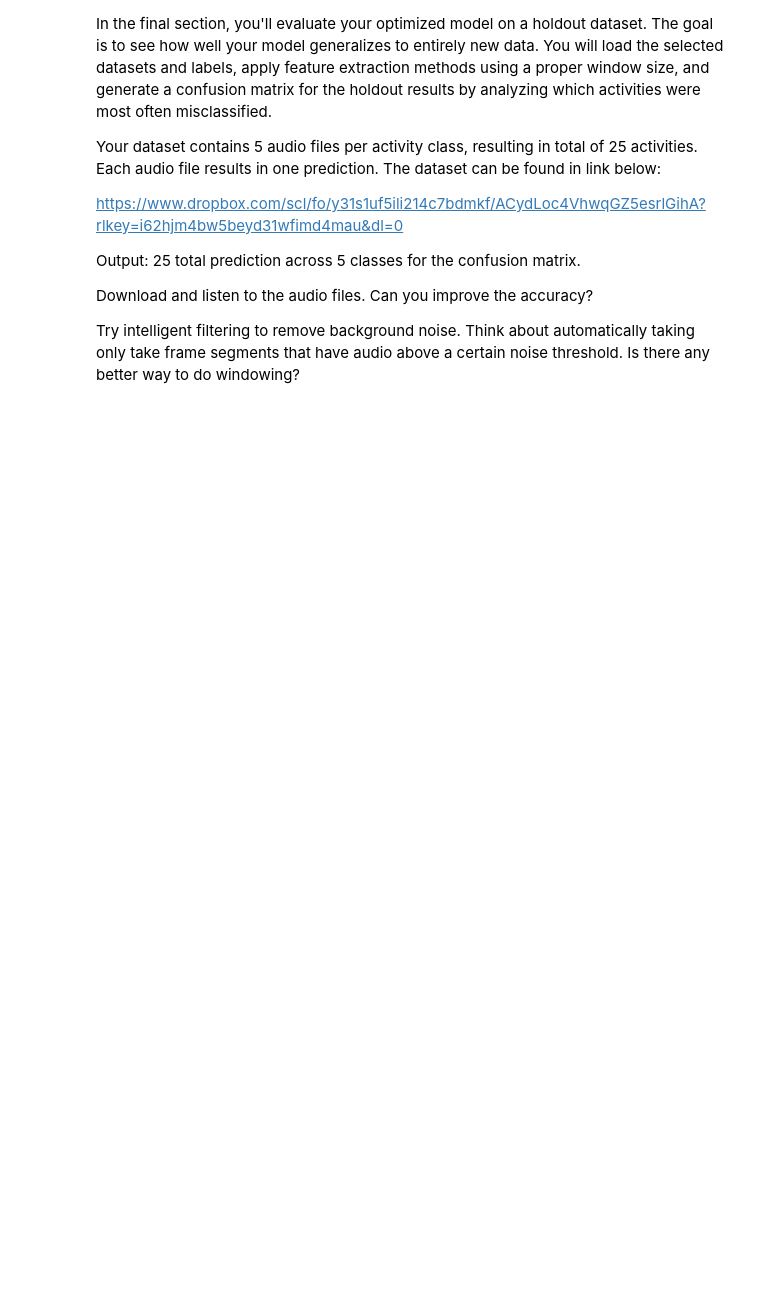
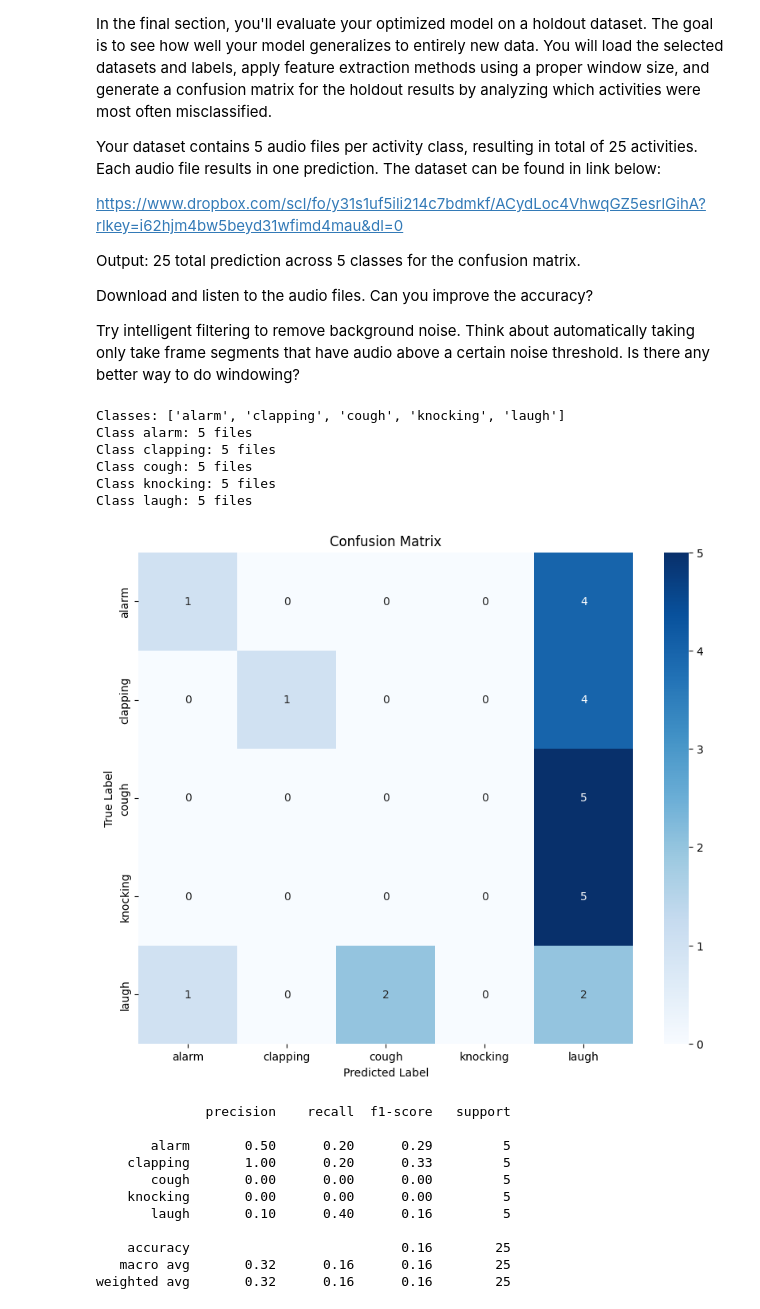
Before and after one commit to Sharwin24/Machine-Learning-and-Sensing, a Jupyter notebook: A1/Assignment1.ipynb, the cells around one changed output. Drawn from its saved outputs; the diff is of its cells as text; code cells hidden in the pictures; blank space fills up the shorter version.

```diff
--- a/A1/Assignment1.ipynb
+++ b/A1/Assignment1.ipynb
@@ -794,26 +909,76 @@ Download and listen to the audio files. Can you improve the accuracy?
 
 Try intelligent filtering to remove background noise. Think about automatically taking only take frame segments that have audio above a certain noise threshold. Is there any better way to do windowing?
 # %%
-from google.colab import drive
-drive.mount('/content/drive')
-
-# Path to your dataset
-dataset_path = '/content/drive/MyDrive/YOUR_FOLDER_NAME'  # TODO: Replace with your folder path
 
 # Example for organizing the download files:
 # dataset_path/
 # ├── class1(laugh)/
 # │   ├── file1.wav
 # │   ├── file2.wav
 # │   └── ...
 # ├── class2()/
 # └── ...
 # Each class folder should contain 5 audio files
 
 # TODO: load dataset, perform feature extraction
 # Steps:
 #   1. For each class folder, load the datasets and labels.
 #   2. Extract features from the 5 audio files.
 #   3. Run predictions using your trained model. Each file should produce only 1 predication.
 #   4. Store true labels and predicted labels, resulting in 25 total predictions
 #   5. Plot a confusion matrix using these labels.
+
+# Read holdout data
+classes = sorted(d for d in os.listdir(f"{dataset_id}") if os.path.isdir(os.path.join(f"{dataset_id}", d)))
+print(f"Classes: {classes}")
+
+scaler = StandardScaler().fit(X_train)
+
+true_labels = []
+predicted_labels = []
+
+for c in classes:
+    files = [f for f in os.listdir(f"{dataset_id}/{c}") if f.endswith('.wav')]
+    print(f"Class {c}: {len(files)} files")
+    for file in files:
+        # Load the audio file
+        audio_path = os.path.join(f"{dataset_id}", c, file)
+        y, sr = librosa.load(audio_path, sr=SAMPLE_RATE)
+        # Extract features
+        features = extract_features(audio_path, feature_type='all', window_size='full')
+        feature_vector = np.concatenate([features['fft'], features['mfcc'], features['rms']])
+        feature_vector = scaler.transform(feature_vector.reshape(1, -1))
+        # Make prediction using trained model
+        prediction = trained_model.predict(feature_vector)
+        true_labels.append(classes.index(c))
+        predicted_labels.append(prediction[0])
+        # print(f"File: {file}, True label: {c}, Predicted label: {classes[prediction[0]]}")
+# Plot confusion matrix
+cm = confusion_matrix(true_labels, predicted_labels, labels=range(len(classes)))
+plt.figure(figsize=(10, 8))
+sns.heatmap(cm, annot=True, fmt='d', cmap='Blues',
+            xticklabels=classes, yticklabels=classes)
+plt.title('Confusion Matrix')
+plt.xlabel('Predicted Label')
+plt.ylabel('True Label')
+plt.show()
+print(classification_report(true_labels, predicted_labels, target_names=classes))
+# %% [output]
+Classes: ['alarm', 'clapping', 'cough', 'knocking', 'laugh']
+Class alarm: 5 files
+Class clapping: 5 files
+Class cough: 5 files
+Class knocking: 5 files
+Class laugh: 5 files
+[figure, added]
+              precision    recall  f1-score   support
+
+       alarm       0.50      0.20      0.29         5
+    clapping       1.00      0.20      0.33         5
+       cough       0.00      0.00      0.00         5
+    knocking       0.00      0.00      0.00         5
+       laugh       0.10      0.40      0.16         5
+
+    accuracy                           0.16        25
+   macro avg       0.32      0.16      0.16        25
+weighted avg       0.32      0.16      0.16        25
```
Also changed, not shown: parts of 8 cells of this notebook, 25 other files.
